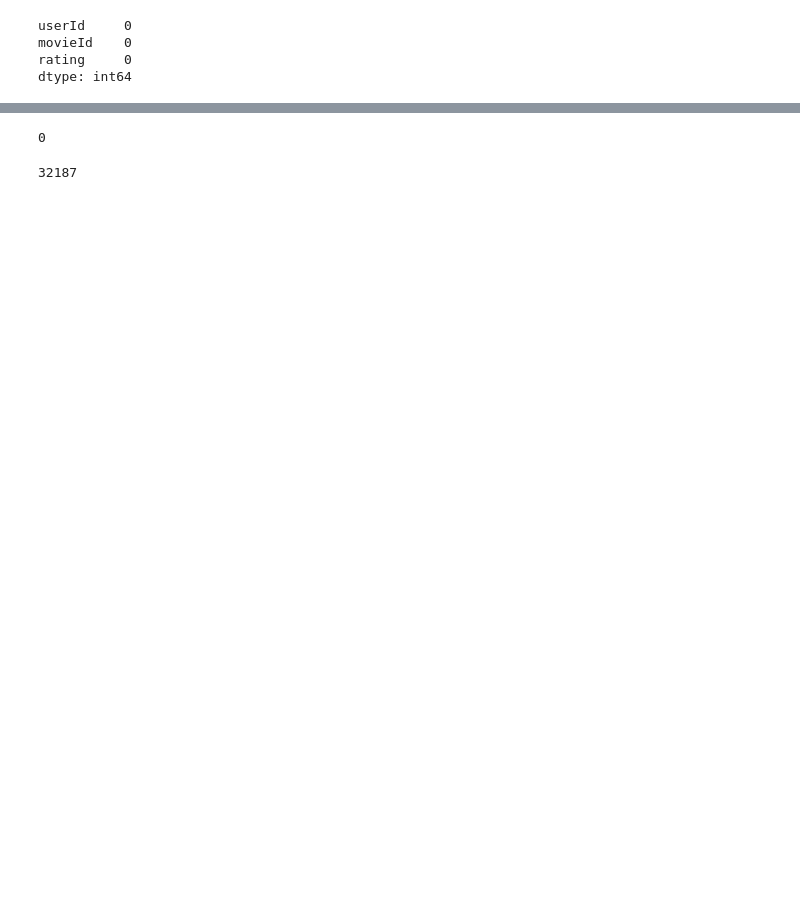
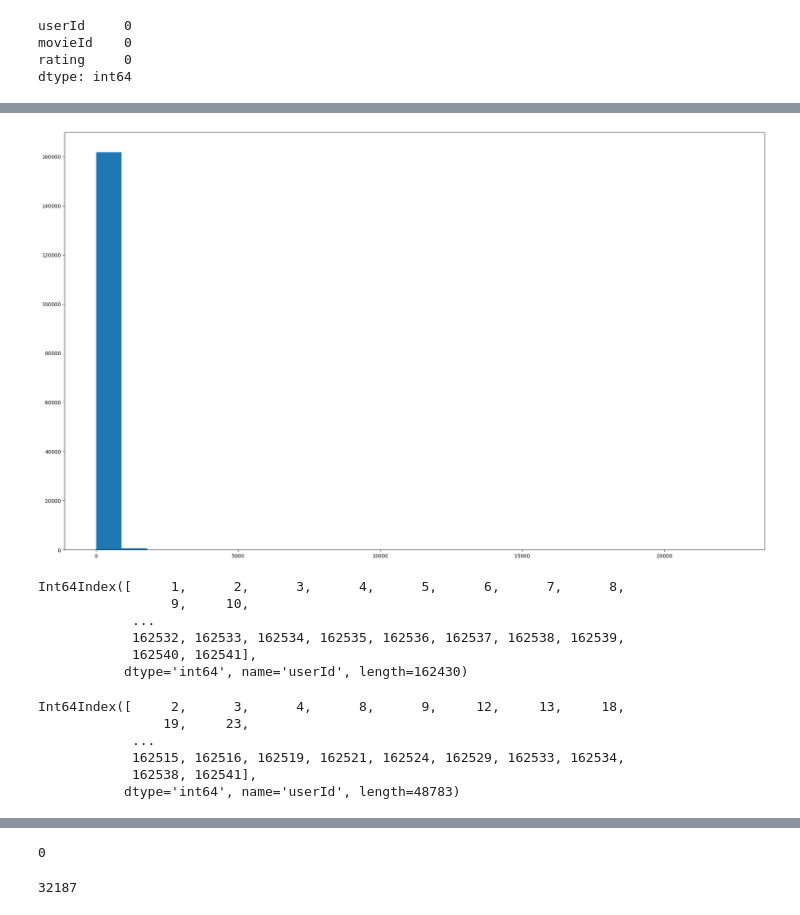
Before and after one commit to yaskarimi/movie-recommendation, a Jupyter notebook: data-cleaning-wrangling-sampling.ipynb, the cells around one changed output, grey strips where cells are left out. Saved outputs shown, nothing was run; the diff lists cells and outputs as text; code cells hidden in the pictures; blank space fills up the shorter version.

Commit message:
Add files via upload
cleaned and took sample

```diff
--- a/data-cleaning-wrangling-sampling.ipynb
+++ b/data-cleaning-wrangling-sampling.ipynb
@@ -254,0 +272,2 @@ Name: rating, Length: 45115, dtype: float64
+# %%
+liked_group_reviews = ratings_df[ratings_df['liked'] == 1].sample(frac=0.08)
@@ -254,0 +290,2 @@ Name: rating, Length: 45115, dtype: float64
+# %%
+not_liked_group_reviews=ratings_df[ratings_df['liked'] == 0].sample(frac=0.8)
@@ -254,0 +308,2 @@ Name: rating, Length: 45115, dtype: float64
+# %%
+sample_ratings = pd.concat([liked_group_reviews,not_liked_group_reviews])
@@ -254,0 +326,19 @@ Name: rating, Length: 45115, dtype: float64
+# %%
+reviews_per_user = sample_ratings.groupby("userId")['movieId'].count()
+# %%
+
+plt.figure(figsize=(25,15))
+plt.hist(reviews_per_user,bins=25)
+plt.show()
+# %% [output]
+[figure, added]
+# %%
+reviews_per_user.index
+# we want to keep the ones who have rated more than 50 movies
+# %% [output]
+Int64Index([     1,      2,      3,      4,      5,      6,      7,      8,
+                 9,     10,
+            ...
+            162532, 162533, 162534, 162535, 162536, 162537, 162538, 162539,
+            162540, 162541],
+           dtype='int64', name='userId', length=162430)
@@ -254,0 +347,9 @@ Name: rating, Length: 45115, dtype: float64
+# %%
+reviews_per_user.index
+# %% [output]
+Int64Index([     2,      3,      4,      8,      9,     12,     13,     18,
+                19,     23,
+            ...
+            162515, 162516, 162519, 162521, 162524, 162529, 162533, 162534,
+            162538, 162541],
+           dtype='int64', name='userId', length=48783)
```
Also changed, not shown: parts of 72 cells of this notebook.
